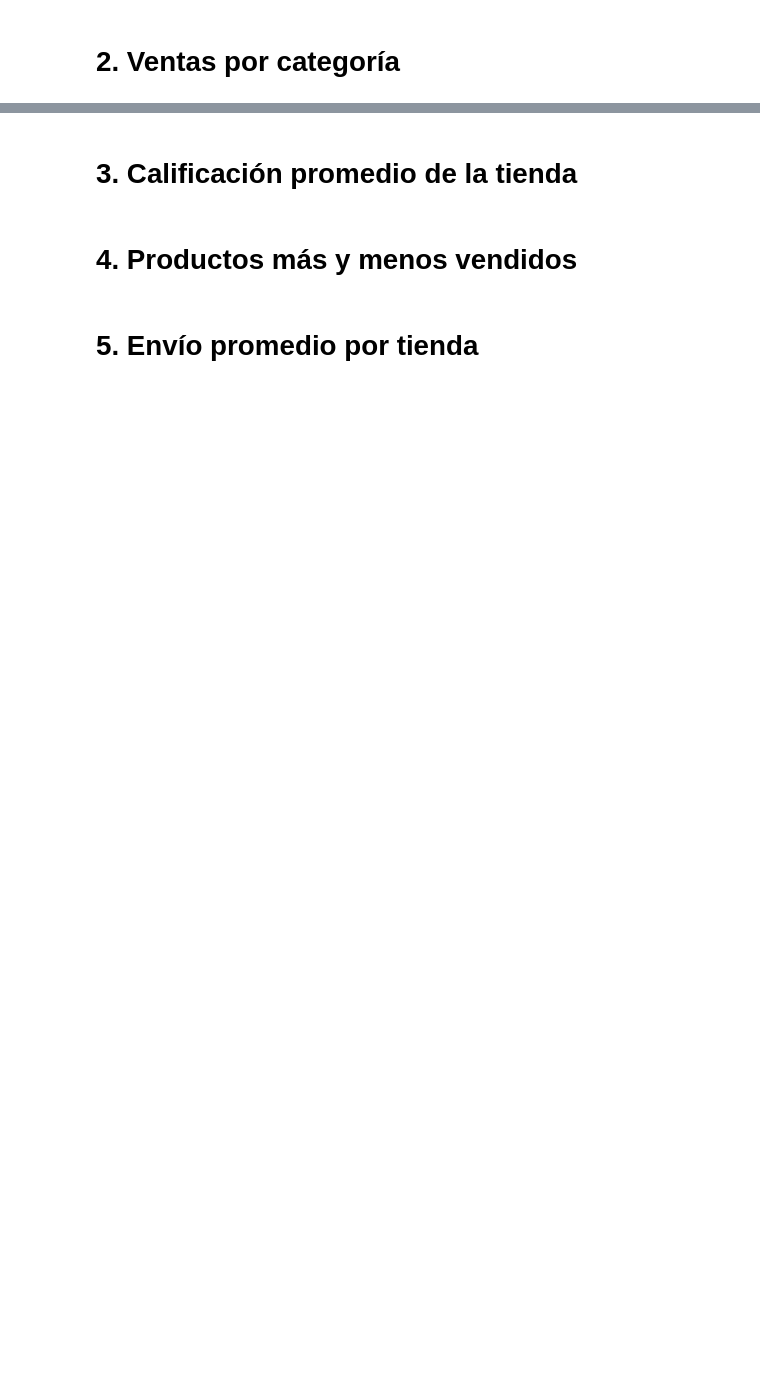
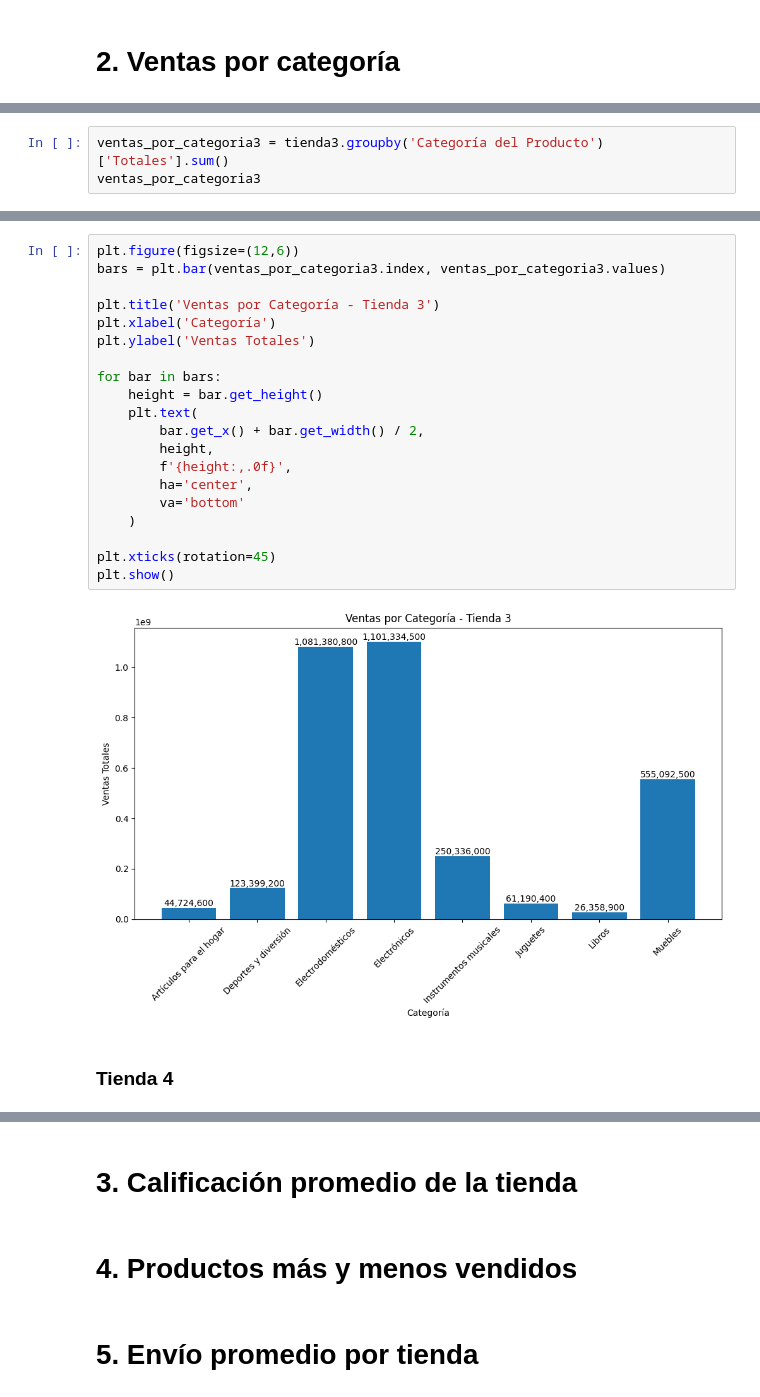
Before and after one commit to FernandoC1998/AluraStore_FCG, a Jupyter notebook: AluraStoreLatam.ipynb, the cells around one changed output, grey strips where cells are left out. Drawn from its saved outputs; the diff is of its cells as text; blank space fills up the shorter version.

```diff
--- a/AluraStoreLatam.ipynb
+++ b/AluraStoreLatam.ipynb
@@ -29,0 +207,3 @@ tienda.head()
+# %%
+ventas_por_categoria3 = tienda3.groupby('Categoría del Producto')['Totales'].sum()
+ventas_por_categoria3
@@ -29,0 +222,24 @@ tienda.head()
+# %%
+plt.figure(figsize=(12,6))
+bars = plt.bar(ventas_por_categoria3.index, ventas_por_categoria3.values)
+
+plt.title('Ventas por Categoría - Tienda 3')
+plt.xlabel('Categoría')
+plt.ylabel('Ventas Totales')
+
+for bar in bars:
+    height = bar.get_height()
+    plt.text(
+        bar.get_x() + bar.get_width() / 2,
+        height,
+        f'{height:,.0f}',
+        ha='center',
+        va='bottom'
+    )
+
+plt.xticks(rotation=45)
+plt.show()
+# %% [output]
+[figure, added]
+# %% [markdown]
+### **Tienda 4**
```
Also changed, not shown: parts of 26 cells of this notebook.
